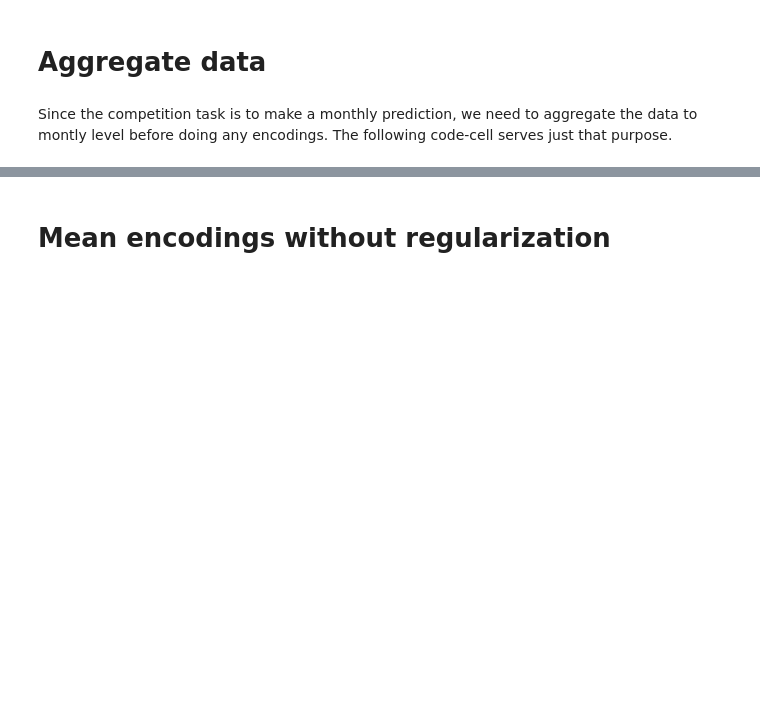
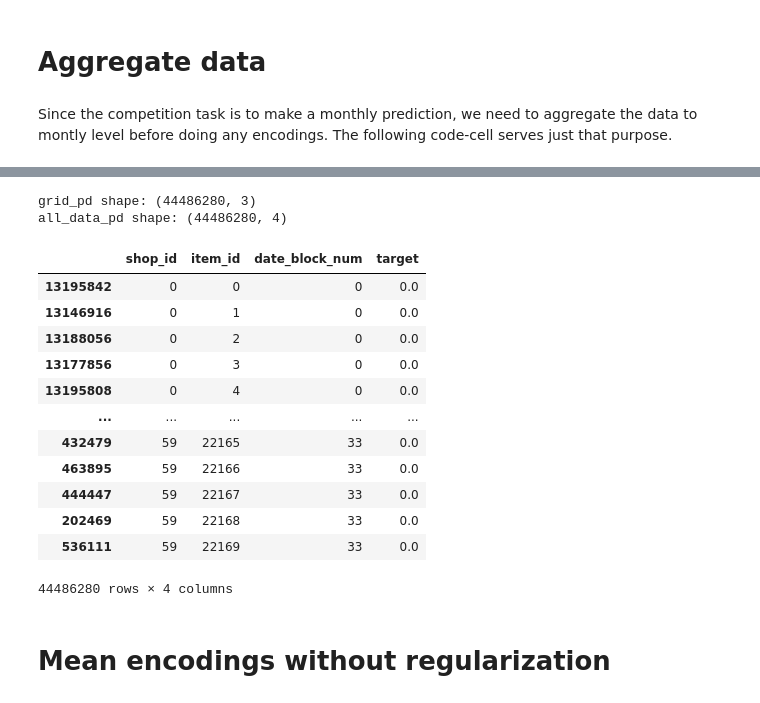
Before and after one commit to ddmitry80/coursera_how_to_win_kaggle, a Jupyter notebook: Programming_assignment_week_3_Mean_encodings/Programming_assignment_week_3.ipynb, the cells around one changed output, grey strips where cells are left out. Drawn from its saved outputs; the diff is of its cells as text; code cells hidden in the pictures; blank space fills up the shorter version.

```diff
--- a/Programming_assignment_week_3_Mean_encodings/Programming_assignment_week_3.ipynb
+++ b/Programming_assignment_week_3_Mean_encodings/Programming_assignment_week_3.ipynb
@@ -77,3 +99,34 @@ all_data.head():
+# %%
+grid_pd = pd.DataFrame(
+            index=pd.MultiIndex.from_product([
+                sales['shop_id'].unique(),
+                sales['item_id'].unique(),
+                sales['date_block_num'].unique()],
+            names=index_cols)
+            ).reset_index()
+print('grid_pd shape:', grid_pd.shape)
+
+all_data_pd = pd.merge(grid_pd, gb, how='left', on=index_cols).fillna(0)
+print('all_data_pd shape:', all_data_pd.shape)
+
+all_data_pd.sort_values(['date_block_num','shop_id','item_id'], inplace=True)
+all_data_pd
+# %% [output]
+grid_pd shape: (44486280, 3)
+all_data_pd shape: (44486280, 4)
+|  | shop_id | item_id | date_block_num | target |
+| 13195842 | 0 | 0 | 0 | 0.0 |
+| 13146916 | 0 | 1 | 0 | 0.0 |
+| 13188056 | 0 | 2 | 0 | 0.0 |
+| 13177856 | 0 | 3 | 0 | 0.0 |
+| 13195808 | 0 | 4 | 0 | 0.0 |
+| ... | ... | ... | ... | ... |
+| 432479 | 59 | 22165 | 33 | 0.0 |
+| 463895 | 59 | 22166 | 33 | 0.0 |
+| 444447 | 59 | 22167 | 33 | 0.0 |
+| 202469 | 59 | 22168 | 33 | 0.0 |
+| 536111 | 59 | 22169 | 33 | 0.0 |
+44486280 rows × 4 columns
 # %% [markdown]
 # Mean encodings without regularization
 # %% [markdown]
```
Also changed, not shown: parts of 4 cells of this notebook.
